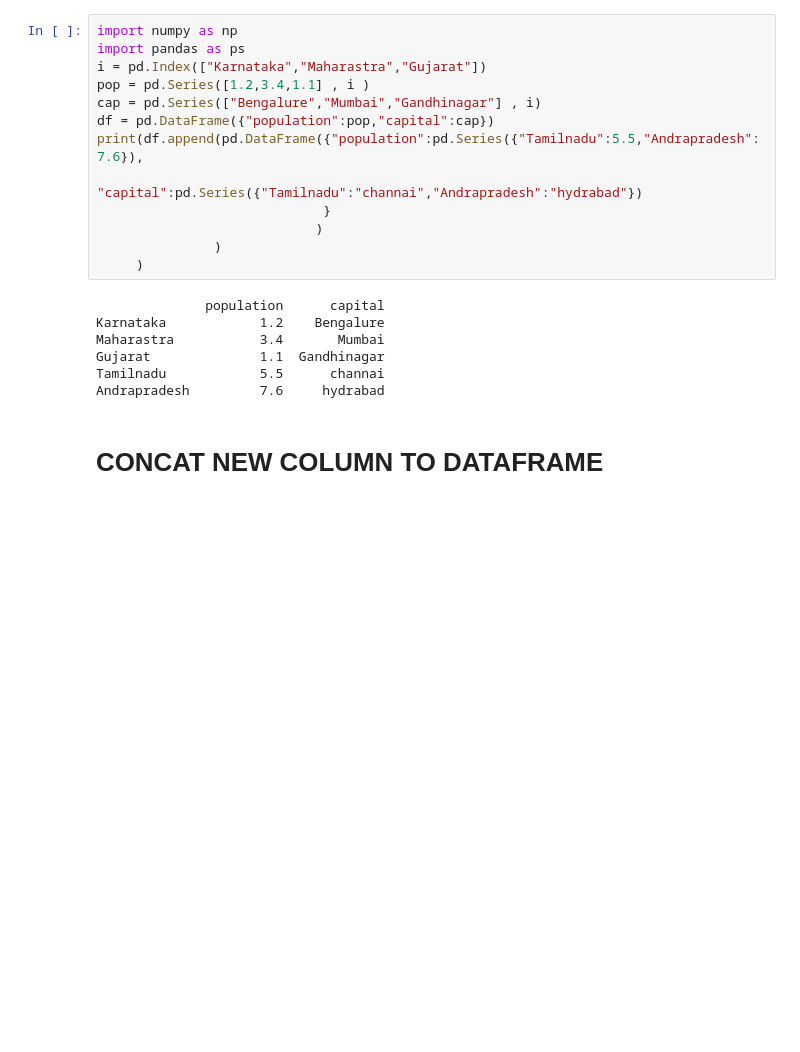
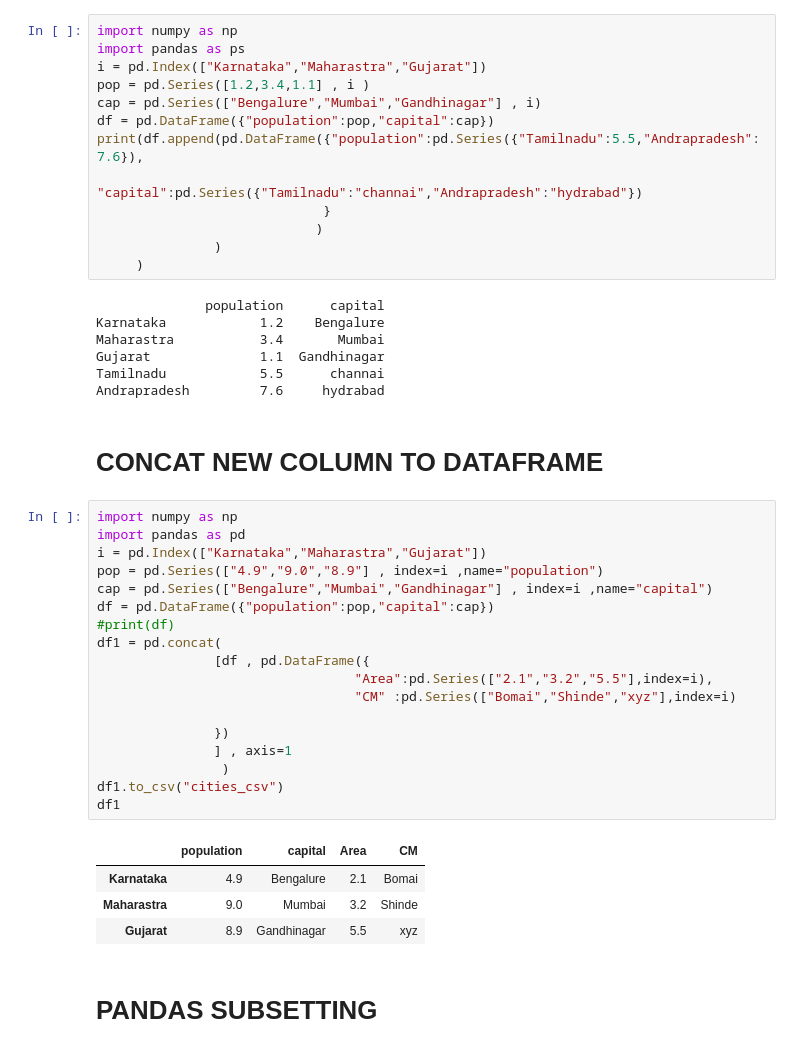
Before and after one commit to gurunathdeshpande/pydatabase, a Jupyter notebook: pandas_library.ipynb, the cells around one changed output. Drawn from its saved outputs; the diff is of its cells as text; blank space fills up the shorter version.

```diff
--- a/pandas_library.ipynb
+++ b/pandas_library.ipynb
@@ -286,3 +286,28 @@ Tamilnadu            5.5      channai
 Andrapradesh         7.6     hydrabad
 # %% [markdown]
 # CONCAT NEW COLUMN TO DATAFRAME
+# %%
+import numpy as np
+import pandas as pd
+i = pd.Index(["Karnataka","Maharastra","Gujarat"])
+pop = pd.Series(["4.9","9.0","8.9"] , index=i ,name="population")
+cap = pd.Series(["Bengalure","Mumbai","Gandhinagar"] , index=i ,name="capital")
+df = pd.DataFrame({"population":pop,"capital":cap})
+#print(df)
+df1 = pd.concat(
+               [df , pd.DataFrame({
+                                 "Area":pd.Series(["2.1","3.2","5.5"],index=i),
+                                 "CM" :pd.Series(["Bomai","Shinde","xyz"],index=i)
+
+               })
+               ] , axis=1
+                )
+df1.to_csv("cities_csv")
+df1
+# %% [output]
+|  | population | capital | Area | CM |
+| Karnataka | 4.9 | Bengalure | 2.1 | Bomai |
+| Maharastra | 9.0 | Mumbai | 3.2 | Shinde |
+| Gujarat | 8.9 | Gandhinagar | 5.5 | xyz |
+# %% [markdown]
+# PANDAS SUBSETTING
```
Also changed, not shown: parts of 22 cells of this notebook.
